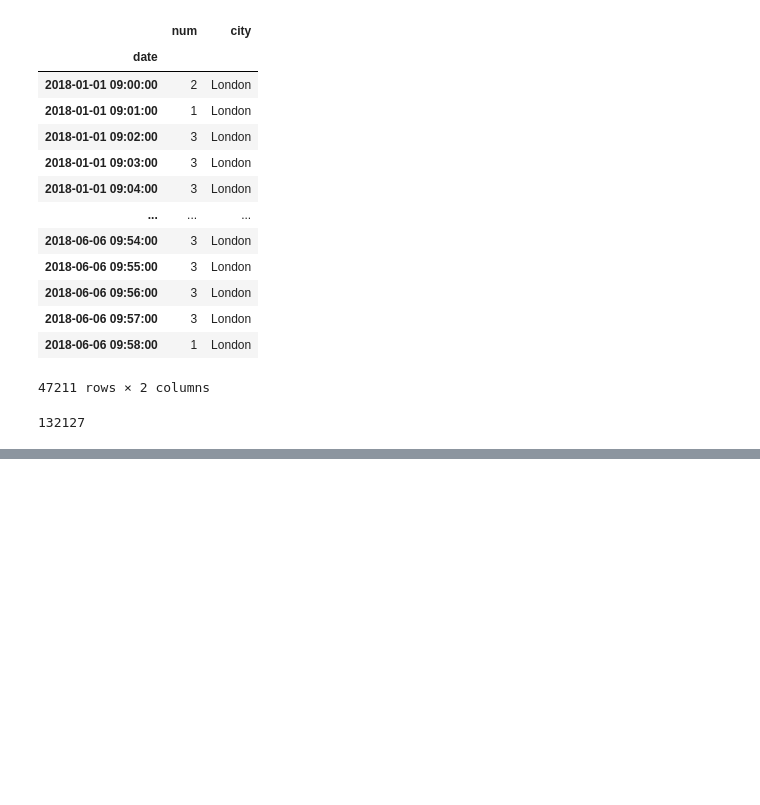
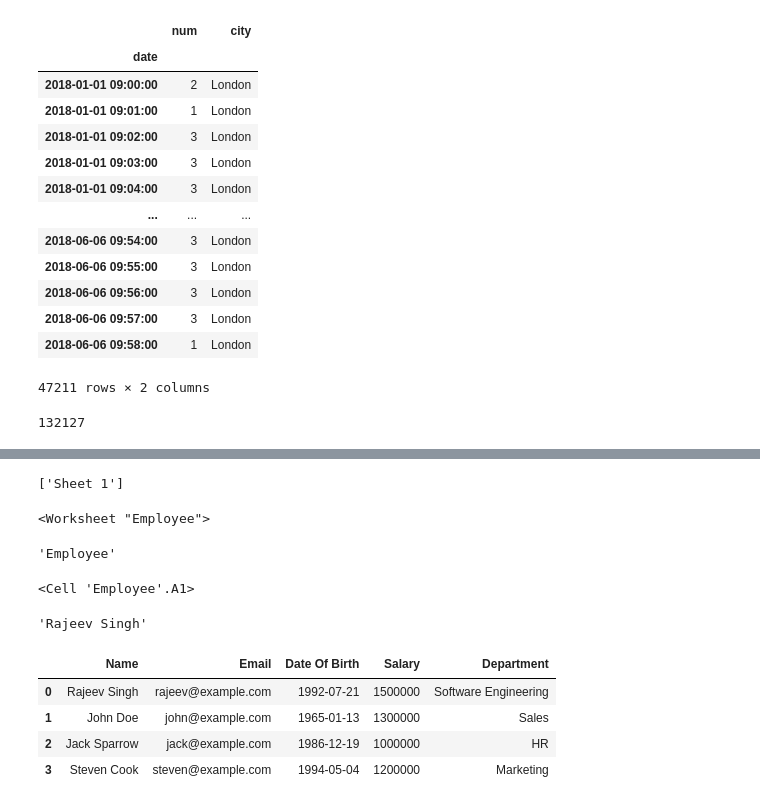
Before and after one commit to noturshek/de-course, a Jupyter notebook: deCoursePython/Python Advanced.ipynb, the cells around one changed output, grey strips where cells are left out. Saved outputs shown, nothing was run; the diff lists cells and outputs as text; code cells hidden in the pictures; blank space fills up the shorter version.

```diff
--- a/deCoursePython/Python Advanced.ipynb
+++ b/deCoursePython/Python Advanced.ipynb
@@ -988,0 +1116,8 @@ df.loc['2018','num'].sum()
+# %%
+from openpyxl import load_workbook
+
+workbook = load_workbook(filename='sample-xlsx-file.xlsx')
+workbook.sheetnames
+['Sheet 1']
+# %% [output]
+['Sheet 1']
@@ -988,0 +1126,27 @@ df.loc['2018','num'].sum()
+# %%
+sheet
+# %% [output]
+<Worksheet "Employee">
+# %%
+sheet.title
+# %% [output]
+'Employee'
+# %%
+sheet['A1']
+# %% [output]
+<Cell 'Employee'.A1>
+# %%
+sheet['A2'].value
+# %% [output]
+'Rajeev Singh'
+# %%
+# You can read excel file as a DataFrame in Pandas
+
+excel_df = pd.read_excel('sample-xlsx-file.xlsx')
+excel_df
+# %% [output]
+|  | Name | Email | Date Of Birth | Salary | Department |
+| 0 | Rajeev Singh | rajeev@example.com | 1992-07-21 | 1500000 | Software Engineering |
+| 1 | John Doe | john@example.com | 1965-01-13 | 1300000 | Sales |
+| 2 | Jack Sparrow | jack@example.com | 1986-12-19 | 1000000 | HR |
+| 3 | Steven Cook | steven@example.com | 1994-05-04 | 1200000 | Marketing |
```
Also changed, not shown: parts of 26 cells of this notebook, 5 other files.
